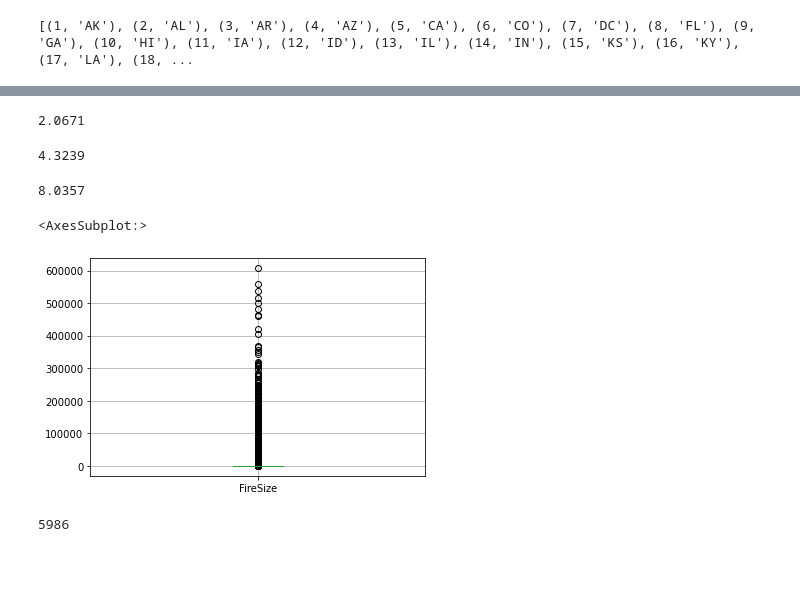
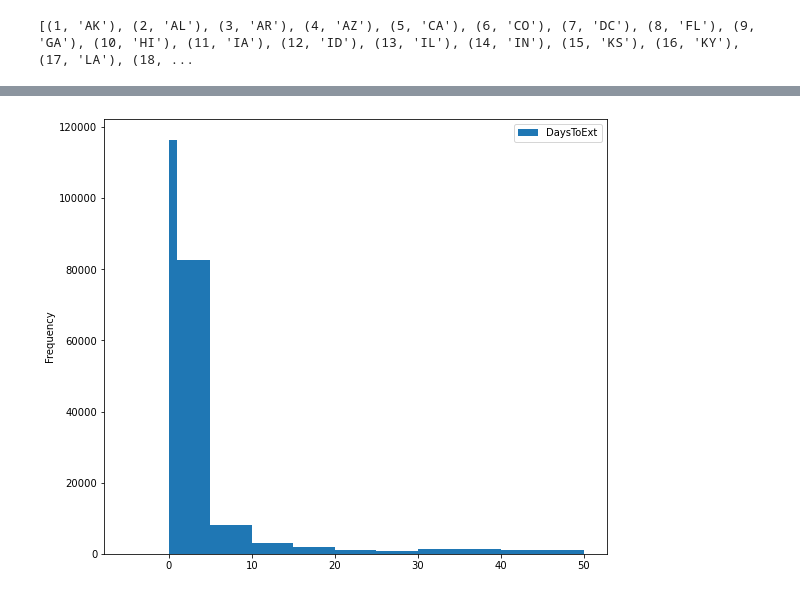
Before and after one commit to achalk14/EAS503, a Jupyter notebook: Py Project.ipynb, the cells around one changed output, grey strips where cells are left out. Cells and saved outputs as stored; diff of their text form; code cells hidden in the pictures; blank space fills up the shorter version.

```diff
--- a/Py Project.ipynb
+++ b/Py Project.ipynb
@@ -423,12 +297,0 @@ plt.show()
-# %%
-normalized_database_filename = 'lightning_fire_normalized.db'
-conn = create_connection(normalized_database_filename)
-sql_statement = """select DaysToExt
-                   from FireDetails"""
-cur = conn.cursor()
-df = pd.read_sql_query(sql_statement, conn)
-
-
-#df.set_index('Country', inplace=True)
-bins_list = [-10, 20, 40, 50, 60, 80, 110, 140]
-df.plot.hist(y='DaysToExt', bins = bins_list, figsize=(12,12))
@@ -713,39 +298,21 @@ B_class
-# %%
-C_class
-# %% [output]
-2.0671
-# %%
-D_class
-# %% [output]
-4.3239
-# %%
-E_class
-# %% [output]
-8.0357
-# %%
-###########this needs to be fixed############
-normalized_database_filename = 'lightning_fire_normalized.db'
-conn = create_connection(normalized_database_filename)
-sql_statement = """select FireSize
-                   from FireDetails"""
-cur = conn.cursor()
-df = pd.read_sql_query(sql_statement, conn)
-
-
-#df.set_index('Country', inplace=True)
-#bins_list = [-10, 20, 40, 50, 60, 80, 110, 140]
-df.boxplot()
-# %% [output]
-<AxesSubplot:>
-[figure, removed]
-# %%
-normalized_database_filename = 'lightning_fire_normalized.db'
-conn = create_connection(normalized_database_filename)
-cur = conn.cursor()
-cur.execute("""select count(FireDateID) AS fire_count
-                   from FireDate""")
-rows = cur.fetchall()
-fire_count = rows[0][0]
-fire_count
-# %% [output]
-5986
+# %%
+normalized_database_filename = 'lightning_fire_normalized.db'
+conn = create_connection(normalized_database_filename)
+sql_statement = pd.read_sql_query("""select DaysToExt, ContTime from FireDetails""",conn)
+cur = conn.cursor()
+
+#sns.histplot(data=sql_statement, x="DaysToExt",bins=100, figsize=(10,10))
+# plt.figure(figsize=(50, 60))
+# plt.show()
+
+bins_list = [-5,-1,0,1,5,10, 15, 20, 25, 30, 40, 50]
+df.plot.hist(y='DaysToExt', bins = bins_list, figsize=(9,8),)
+# # plt.title('matplotlib.pyplot.hist() function\n\n',
+#           fontweight ="bold")
+plt.show()
+
+# fig, ax = plt.subplots(figsize = (20,15))
+# new_df = state_f.sort_values(by = 'FireSize',ascending=False)
+# sns.barplot(x = 'State',y = 'FireSize',ax = ax,data = new_df)
+# %% [output]
+[figure, added]
```
Also changed, not shown: parts of 36 cells of this notebook.
